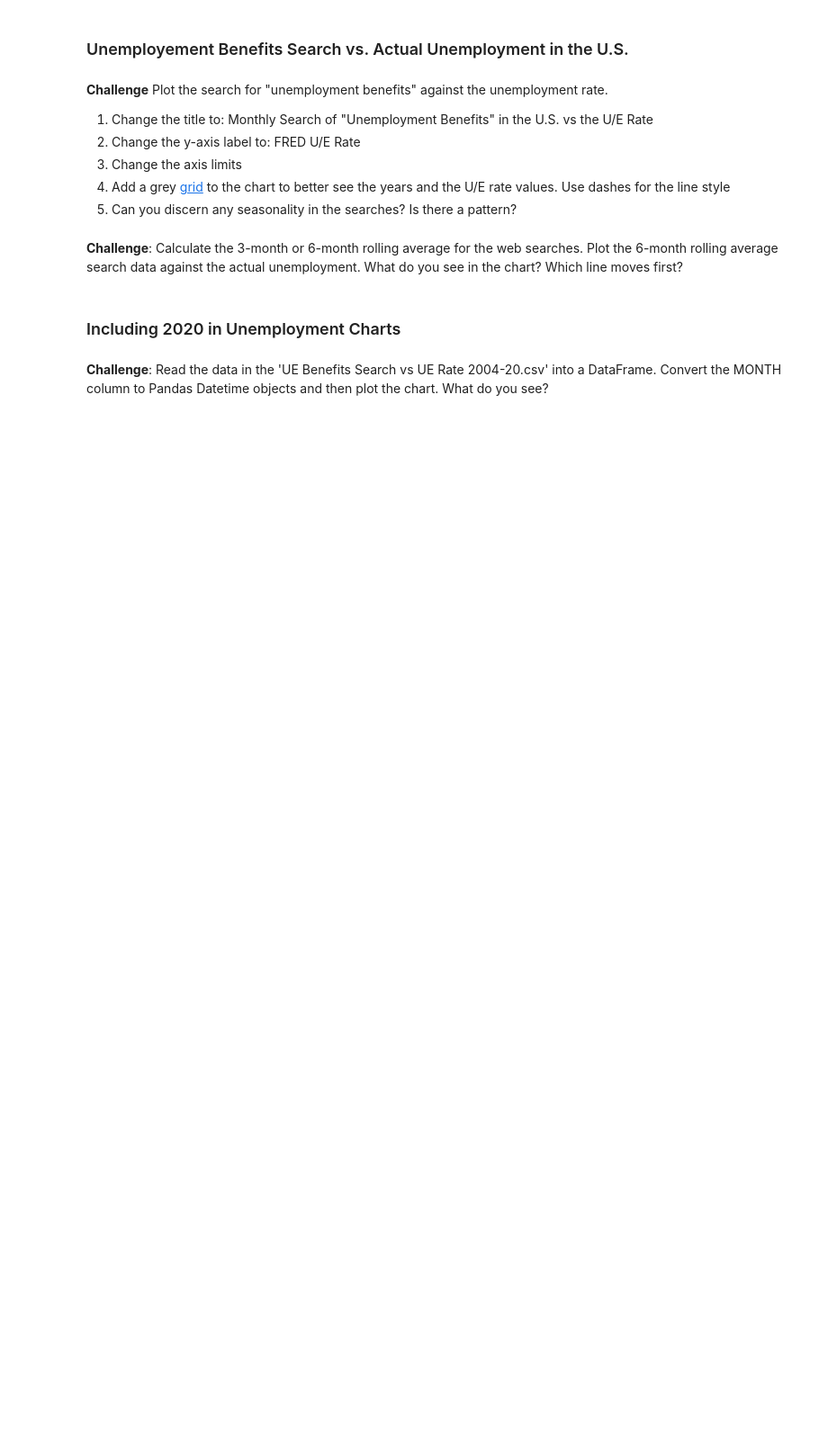
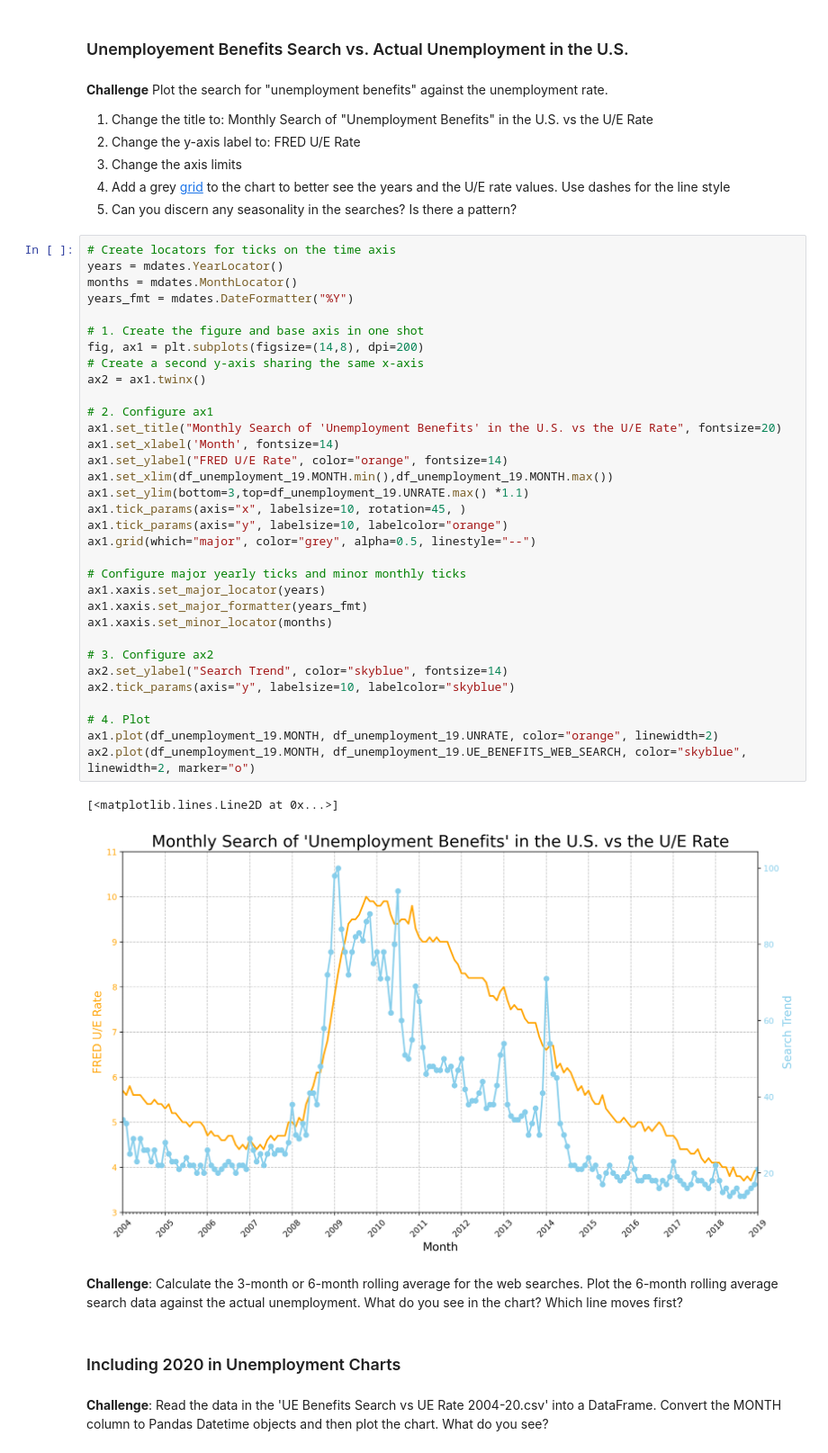
Before and after one commit to hashorva/100-days-of-Python, a Jupyter notebook: day_75/Google Trends and Data Visualisation (start).ipynb, the cells around one changed output. Shown at 90% size. Saved outputs shown, nothing was run; the diff lists cells and outputs as text; blank space fills up the shorter version.

Commit message:
Show Unemployement data with styled grid

```diff
--- a/day_75/Google Trends and Data Visualisation (start).ipynb
+++ b/day_75/Google Trends and Data Visualisation (start).ipynb
@@ -620,6 +615,42 @@ ax2.plot(df_btc_search.MONTH, df_btc_search.BTC_NEWS_SEARCH, color="skyblue", li
 3. Change the axis limits <br>
 4. Add a grey [grid](https://matplotlib.org/3.2.1/api/_as_gen/matplotlib.pyplot.grid.html) to the chart to better see the years and the U/E rate values. Use dashes for the line style<br>
 5. Can you discern any seasonality in the searches? Is there a pattern?
+# %%
+# Create locators for ticks on the time axis
+years = mdates.YearLocator()
+months = mdates.MonthLocator()
+years_fmt = mdates.DateFormatter("%Y")
+
+# 1. Create the figure and base axis in one shot
+fig, ax1 = plt.subplots(figsize=(14,8), dpi=200)
+# Create a second y-axis sharing the same x-axis
+ax2 = ax1.twinx()
+
+# 2. Configure ax1
+ax1.set_title("Monthly Search of 'Unemployment Benefits' in the U.S. vs the U/E Rate", fontsize=20)
+ax1.set_xlabel('Month', fontsize=14)
+ax1.set_ylabel("FRED U/E Rate", color="orange", fontsize=14)
+ax1.set_xlim(df_unemployment_19.MONTH.min(),df_unemployment_19.MONTH.max())
+ax1.set_ylim(bottom=3,top=df_unemployment_19.UNRATE.max() *1.1)
+ax1.tick_params(axis="x", labelsize=10, rotation=45, )
+ax1.tick_params(axis="y", labelsize=10, labelcolor="orange")
+ax1.grid(which="major", color="grey", alpha=0.5, linestyle="--")
+
+# Configure major yearly ticks and minor monthly ticks
+ax1.xaxis.set_major_locator(years)
+ax1.xaxis.set_major_formatter(years_fmt)
+ax1.xaxis.set_minor_locator(months)
+
+# 3. Configure ax2
+ax2.set_ylabel("Search Trend", color="skyblue", fontsize=14)
+ax2.tick_params(axis="y", labelsize=10, labelcolor="skyblue")
+
+# 4. Plot
+ax1.plot(df_unemployment_19.MONTH, df_unemployment_19.UNRATE, color="orange", linewidth=2)
+ax2.plot(df_unemployment_19.MONTH, df_unemployment_19.UE_BENEFITS_WEB_SEARCH, color="skyblue", linewidth=2, marker="o")
+# %% [output]
+[<matplotlib.lines.Line2D at 0x...>]
+[figure, added]
 # %% [markdown]
 **Challenge**: Calculate the 3-month or 6-month rolling average for the web searches. Plot the 6-month rolling average search data against the actual unemployment. What do you see in the chart? Which line moves first?
 # %% [markdown]
```
Also changed, not shown: parts of 4 cells of this notebook.
